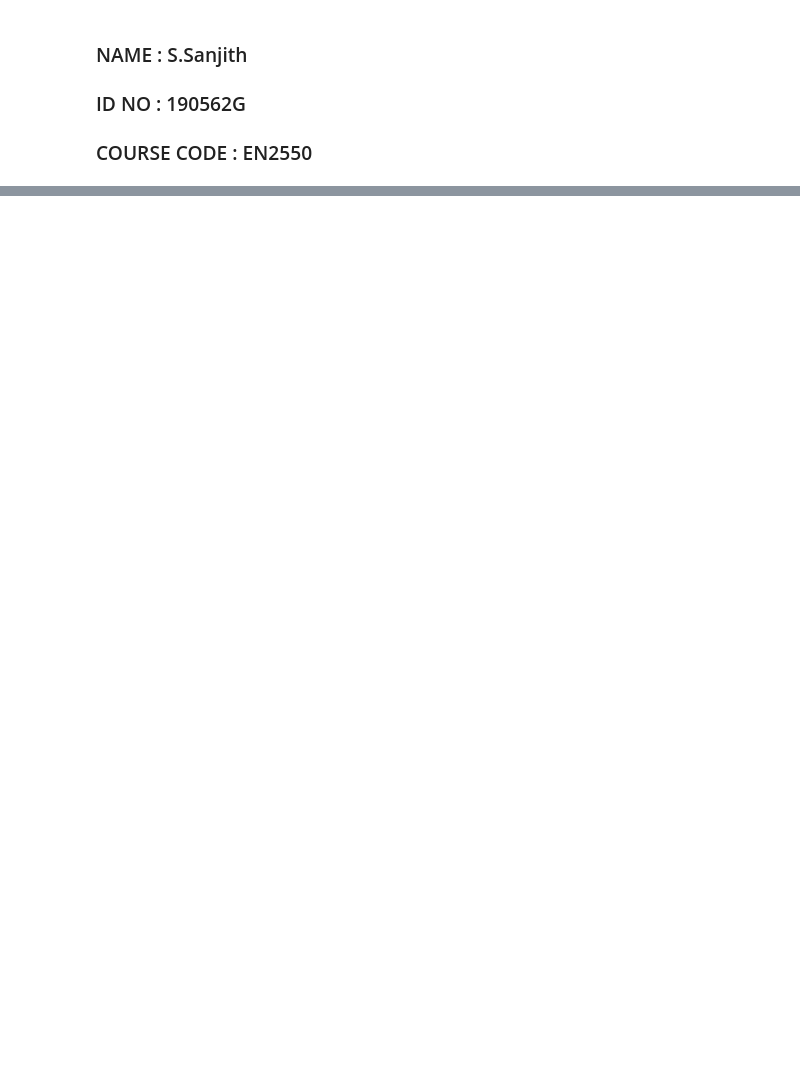
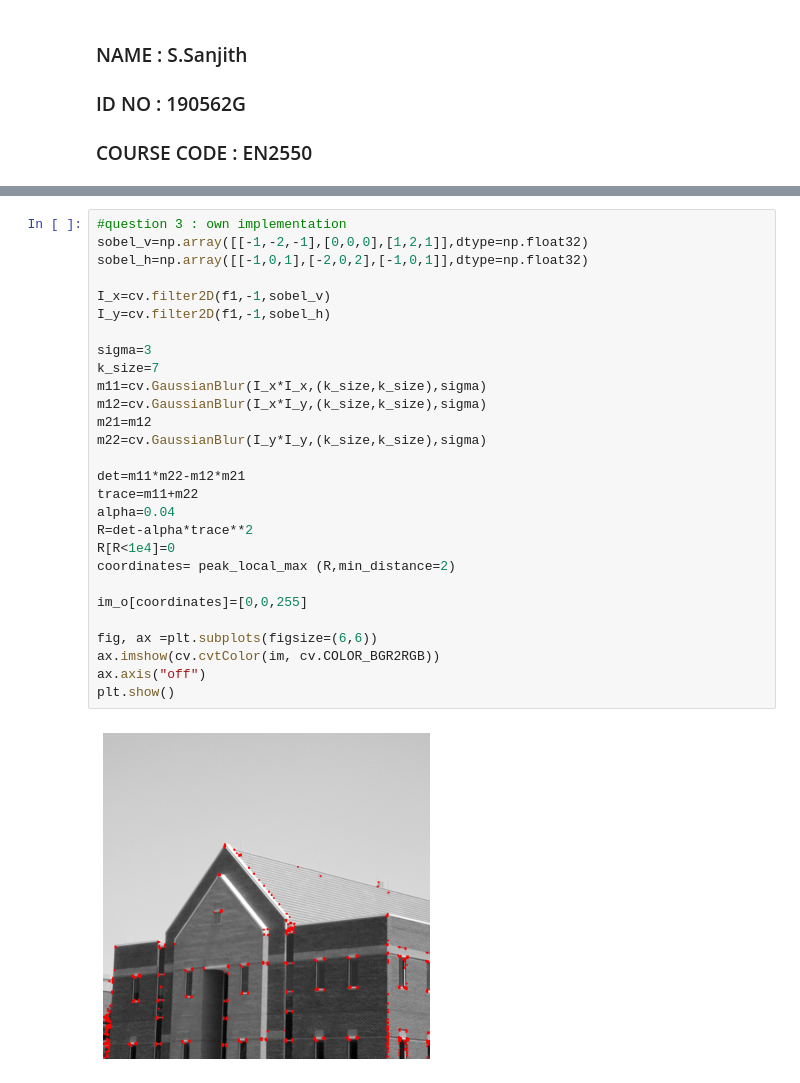
Before and after one commit to sanjith1999/EN2550-Assignments, a Jupyter notebook: Exercises/e4.ipynb, the cells around one changed output, grey strips where cells are left out. Drawn from its saved outputs; the diff is of its cells as text; blank space fills up the shorter version.

```diff
--- a/Exercises/e4.ipynb
+++ b/Exercises/e4.ipynb
@@ -19,0 +75,30 @@ plt.show()
+# %%
+#question 3 : own implementation
+sobel_v=np.array([[-1,-2,-1],[0,0,0],[1,2,1]],dtype=np.float32)
+sobel_h=np.array([[-1,0,1],[-2,0,2],[-1,0,1]],dtype=np.float32)
+
+I_x=cv.filter2D(f1,-1,sobel_v)
+I_y=cv.filter2D(f1,-1,sobel_h)
+
+sigma=3
+k_size=7
+m11=cv.GaussianBlur(I_x*I_x,(k_size,k_size),sigma)
+m12=cv.GaussianBlur(I_x*I_y,(k_size,k_size),sigma)
+m21=m12
+m22=cv.GaussianBlur(I_y*I_y,(k_size,k_size),sigma)
+
+det=m11*m22-m12*m21
+trace=m11+m22
+alpha=0.04
+R=det-alpha*trace**2
+R[R<1e4]=0
+coordinates= peak_local_max (R,min_distance=2)
+
+im_o[coordinates]=[0,0,255]
+
+fig, ax =plt.subplots(figsize=(6,6))
+ax.imshow(cv.cvtColor(im, cv.COLOR_BGR2RGB))
+ax.axis("off")
+plt.show()
+# %% [output]
+[figure, added]
```
Also changed, not shown: parts of 6 cells of this notebook, 1 other file.
